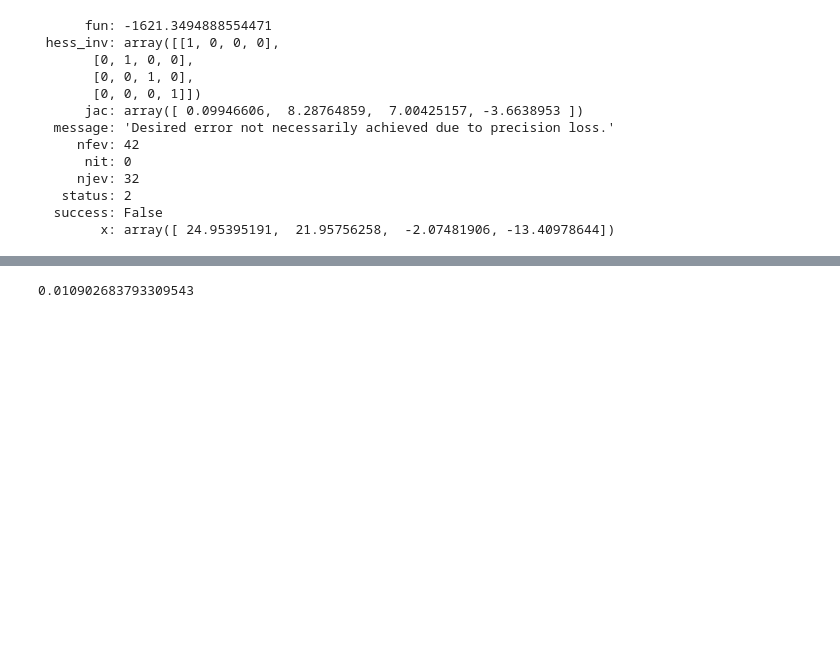
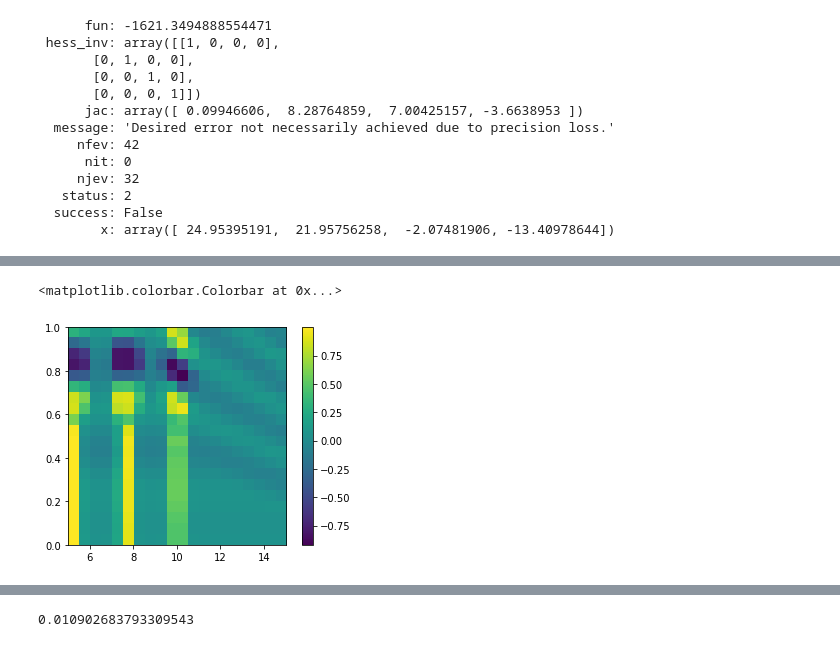
Before and after one commit to transientlunatic/heron, a Jupyter notebook: notebooks/Gravitational Heron.ipynb, the cells around one changed output, grey strips where cells are left out. Cells and saved outputs as stored; diff of their text form; code cells hidden in the pictures; blank space fills up the shorter version.

```diff
--- a/notebooks/Gravitational Heron.ipynb
+++ b/notebooks/Gravitational Heron.ipynb
@@ -100,0 +247,16 @@ from heron import acquisition
+# %%
+n = 20
+x = np.linspace(5, 15, n)
+y = np.linspace(0,  1, n)
+data = np.zeros((n,n))
+xv, yv = np.meshgrid(x, y, sparse=False, indexing='ij')
+for i in range(n):
+    for j in range(n):
+        x0 = [ xv[i,j], yv[i,j] ]
+        data[i][j] = match_factor(x0)
+# %%
+plt.imshow(data, extent=(5, 15, 0, 1), origin='lower left', aspect=10)
+plt.colorbar()
+# %% [output]
+<matplotlib.colorbar.Colorbar at 0x...>
+[figure, added]
```
Also changed, not shown: parts of 32 cells of this notebook, 11 other files.
